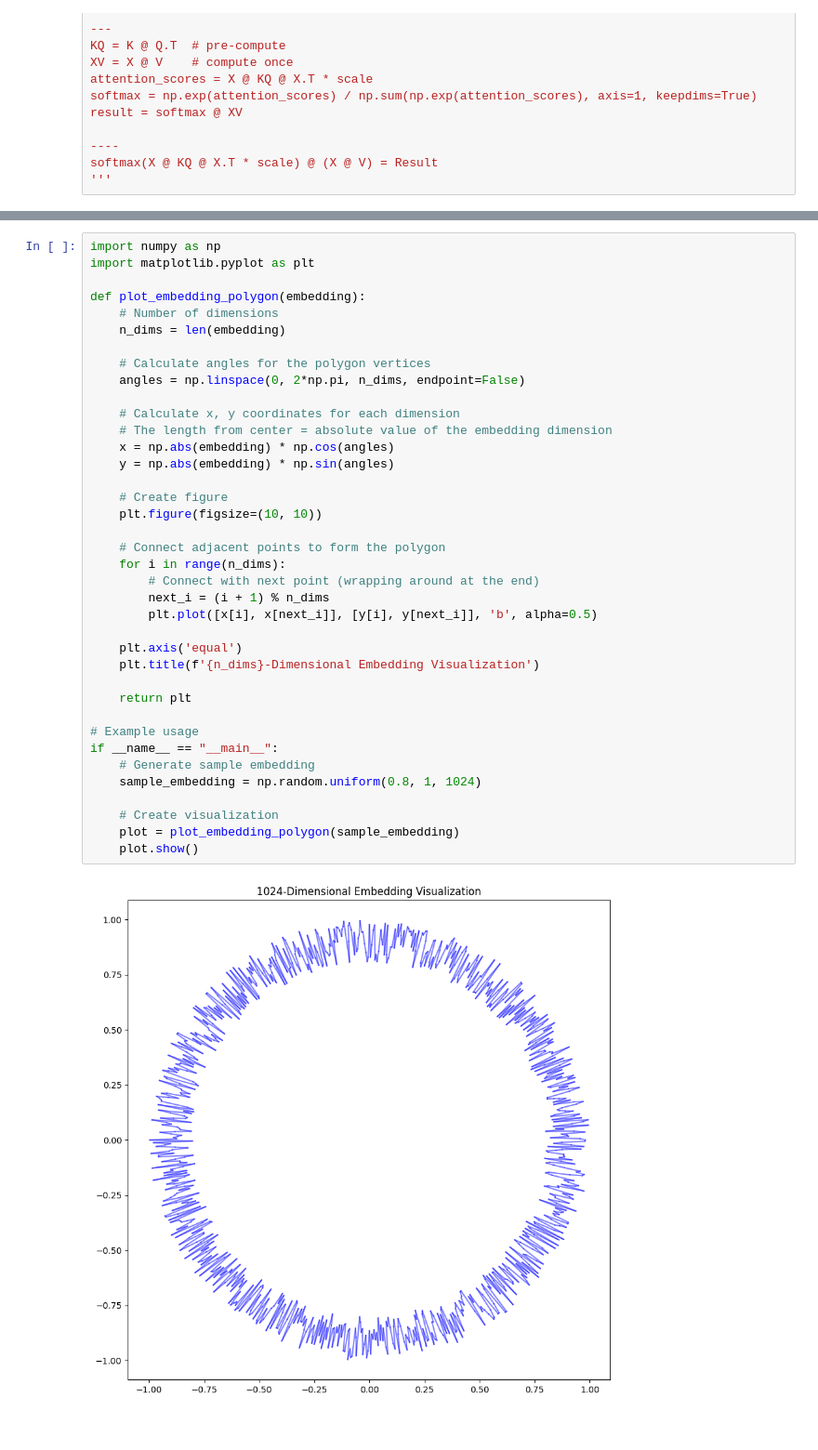
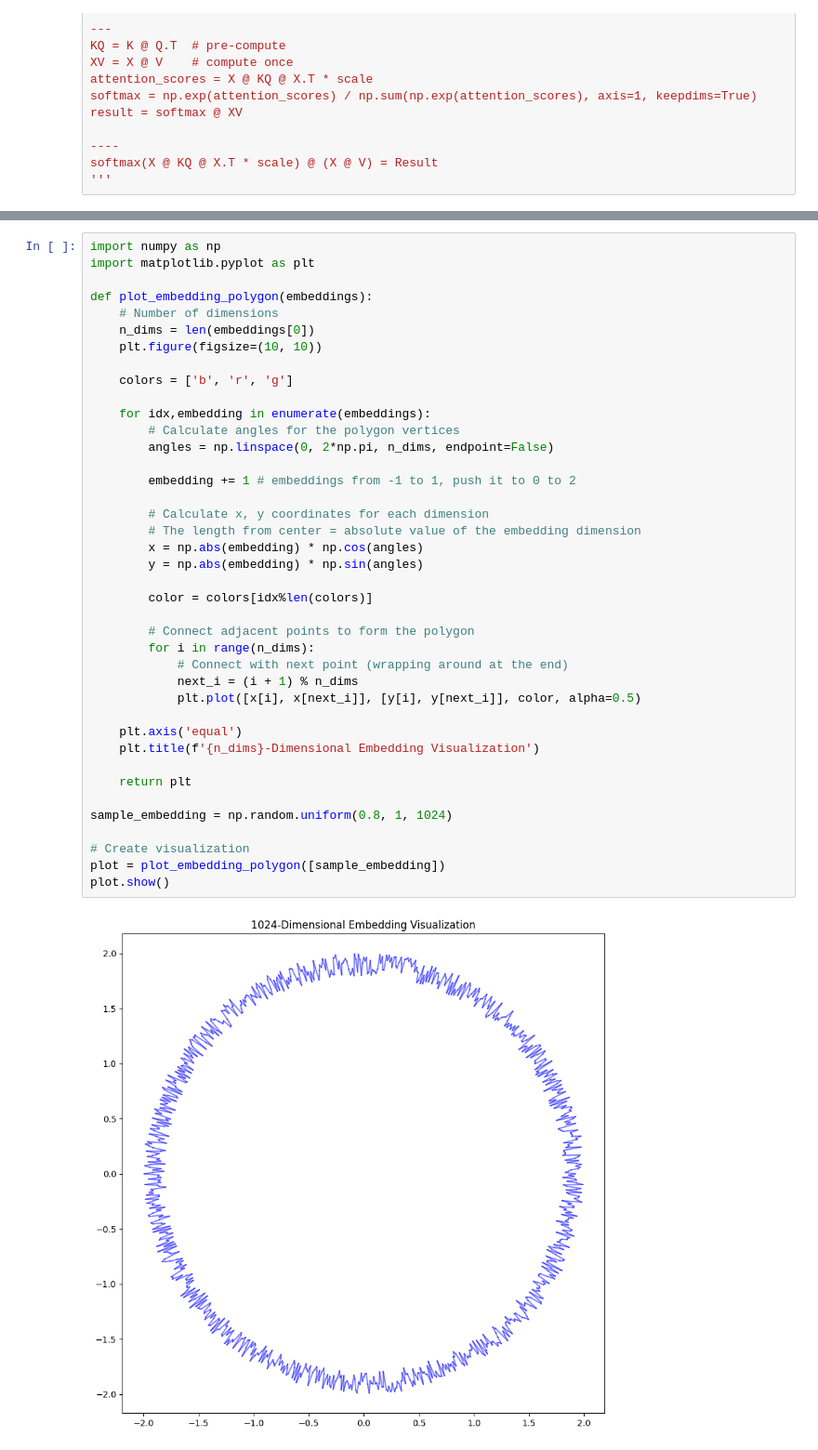
Before and after one commit to Antel0pe/FantasyArchetypesInSemanticSpace, a Jupyter notebook: notebooks/SimilarityBetweenHiddenLayers.ipynb, the cells around one changed output, grey strips where cells are left out. Shown at 93% size. Saved outputs shown, nothing was run; the diff lists cells and outputs as text.

Commit message:
playing with visualizing attention and perturbing vals

```diff
--- a/notebooks/SimilarityBetweenHiddenLayers.ipynb
+++ b/notebooks/SimilarityBetweenHiddenLayers.ipynb
@@ -1465,40 +1473,42 @@ softmax(X @ KQ @ X.T * scale) @ (X @ V) = Result
 # %%
 import numpy as np
 import matplotlib.pyplot as plt
 
-def plot_embedding_polygon(embedding):
+def plot_embedding_polygon(embeddings):
     # Number of dimensions
-    n_dims = len(embedding)
-
-    # Calculate angles for the polygon vertices
-    angles = np.linspace(0, 2*np.pi, n_dims, endpoint=False)
-
-    # Calculate x, y coordinates for each dimension
-    # The length from center = absolute value of the embedding dimension
-    x = np.abs(embedding) * np.cos(angles)
-    y = np.abs(embedding) * np.sin(angles)
-
-    # Create figure
+    n_dims = len(embeddings[0])
     plt.figure(figsize=(10, 10))
 
-    # Connect adjacent points to form the polygon
-    for i in range(n_dims):
-        # Connect with next point (wrapping around at the end)
-        next_i = (i + 1) % n_dims
-        plt.plot([x[i], x[next_i]], [y[i], y[next_i]], 'b', alpha=0.5)
+    colors = ['b', 'r', 'g']
+
+    for idx,embedding in enumerate(embeddings):
+        # Calculate angles for the polygon vertices
+        angles = np.linspace(0, 2*np.pi, n_dims, endpoint=False)
+
+        embedding += 1 # embeddings from -1 to 1, push it to 0 to 2
+
+        # Calculate x, y coordinates for each dimension
+        # The length from center = absolute value of the embedding dimension
+        x = np.abs(embedding) * np.cos(angles)
+        y = np.abs(embedding) * np.sin(angles)
+
+        color = colors[idx%len(colors)]
+
+        # Connect adjacent points to form the polygon
+        for i in range(n_dims):
+            # Connect with next point (wrapping around at the end)
+            next_i = (i + 1) % n_dims
+            plt.plot([x[i], x[next_i]], [y[i], y[next_i]], color, alpha=0.5)
 
     plt.axis('equal')
     plt.title(f'{n_dims}-Dimensional Embedding Visualization')
 
     return plt
 
-# Example usage
-if __name__ == "__main__":
-    # Generate sample embedding
-    sample_embedding = np.random.uniform(0.8, 1, 1024)
+sample_embedding = np.random.uniform(0.8, 1, 1024)
 
-    # Create visualization
-    plot = plot_embedding_polygon(sample_embedding)
-    plot.show()
+# Create visualization
+plot = plot_embedding_polygon([sample_embedding])
+plot.show()
 # %% [output]
-[figure, old version]
+[figure, new version]
```
Also changed, not shown: parts of 15 cells of this notebook.
